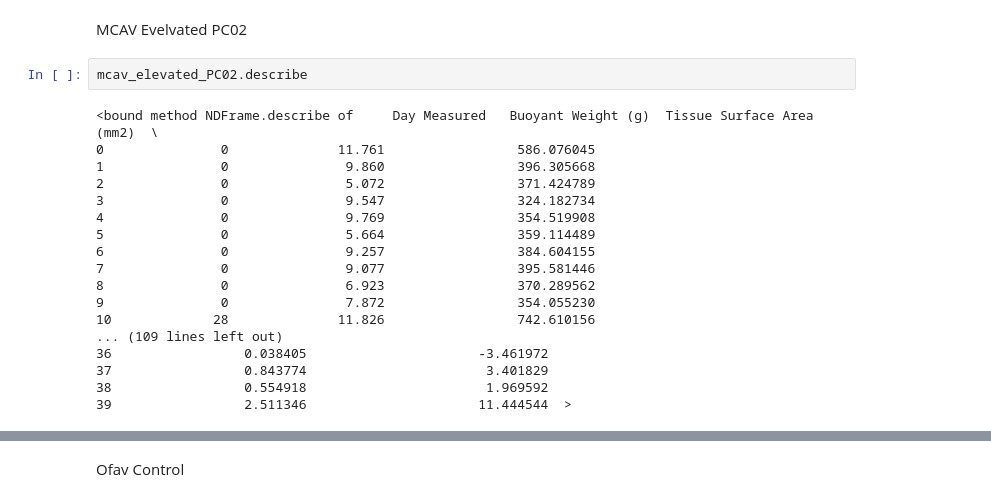
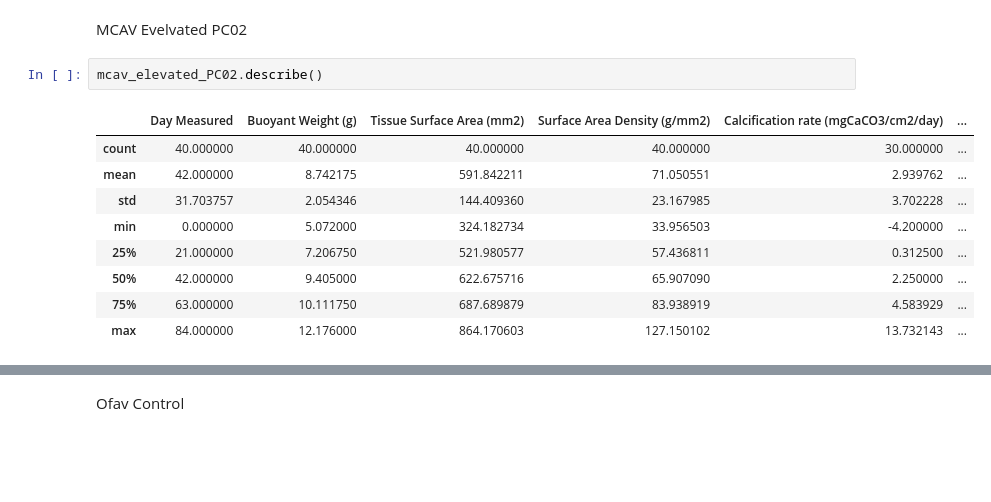
Before and after one commit to ENVS110a-SP23/group3-project, a Jupyter notebook: DataProcessing.ipynb, the cells around one changed output, grey strips where cells are left out. Cells and saved outputs as stored; diff of their text form; blank space fills up the shorter version.

```diff
--- a/DataProcessing.ipynb
+++ b/DataProcessing.ipynb
@@ -170,24 +169,16 @@ print(mcav_control.isnull().sum())
 # %% [markdown]
 MCAV Evelvated PC02
 # %%
-mcav_elevated_PC02.describe
+mcav_elevated_PC02.describe()
 # %% [output]
-<bound method NDFrame.describe of     Day Measured   Buoyant Weight (g)  Tissue Surface Area (mm2)  \
-0               0              11.761                 586.076045
-1               0               9.860                 396.305668
-2               0               5.072                 371.424789
-3               0               9.547                 324.182734
-4               0               9.769                 354.519908
-5               0               5.664                 359.114489
-6               0               9.257                 384.604155
-7               0               9.077                 395.581446
-8               0               6.923                 370.289562
-9               0               7.872                 354.055230
-10             28              11.826                 742.610156
-... (109 lines left out)
-36                 0.038405                      -3.461972
-37                 0.843774                       3.401829
-38                 0.554918                       1.969592
-39                 2.511346                      11.444544  >
+|  | Day Measured | Buoyant Weight (g) | Tissue Surface Area (mm2) | Surface Area Density (g/mm2) | Calcification rate (mgCaCO3/cm2/day) | ... |
+| count | 40.000000 | 40.000000 | 40.000000 | 40.000000 | 30.000000 | ... |
+| mean | 42.000000 | 8.742175 | 591.842211 | 71.050551 | 2.939762 | ... |
+| std | 31.703757 | 2.054346 | 144.409360 | 23.167985 | 3.702228 | ... |
+| min | 0.000000 | 5.072000 | 324.182734 | 33.956503 | -4.200000 | ... |
+| 25% | 21.000000 | 7.206750 | 521.980577 | 57.436811 | 0.312500 | ... |
+| 50% | 42.000000 | 9.405000 | 622.675716 | 65.907090 | 2.250000 | ... |
+| 75% | 63.000000 | 10.111750 | 687.689879 | 83.938919 | 4.583929 | ... |
+| max | 84.000000 | 12.176000 | 864.170603 | 127.150102 | 13.732143 | ... |
 # %%
 print(mcav_elevated_PC02.isnull().sum())
```
Also changed, not shown: parts of 20 cells of this notebook.
